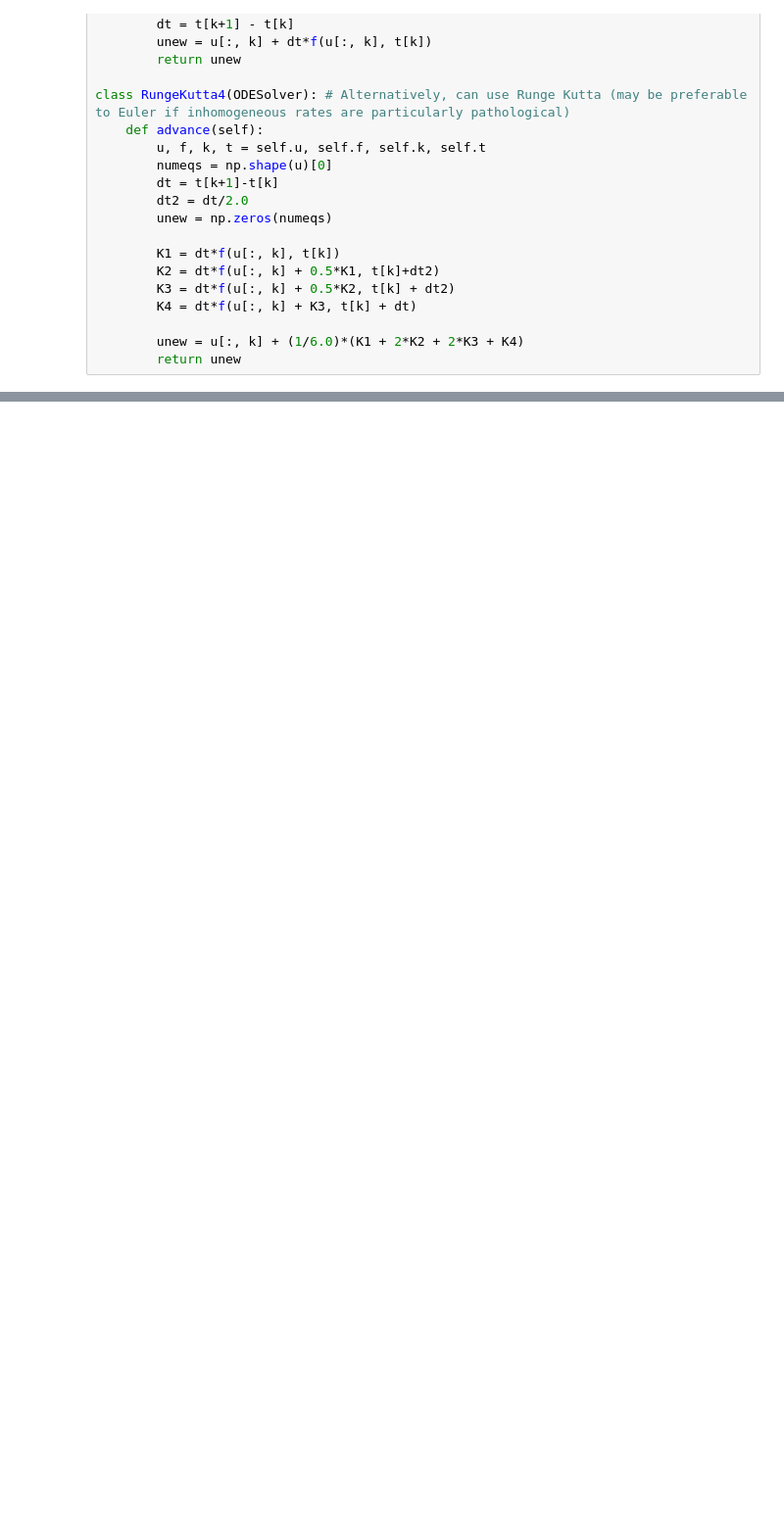
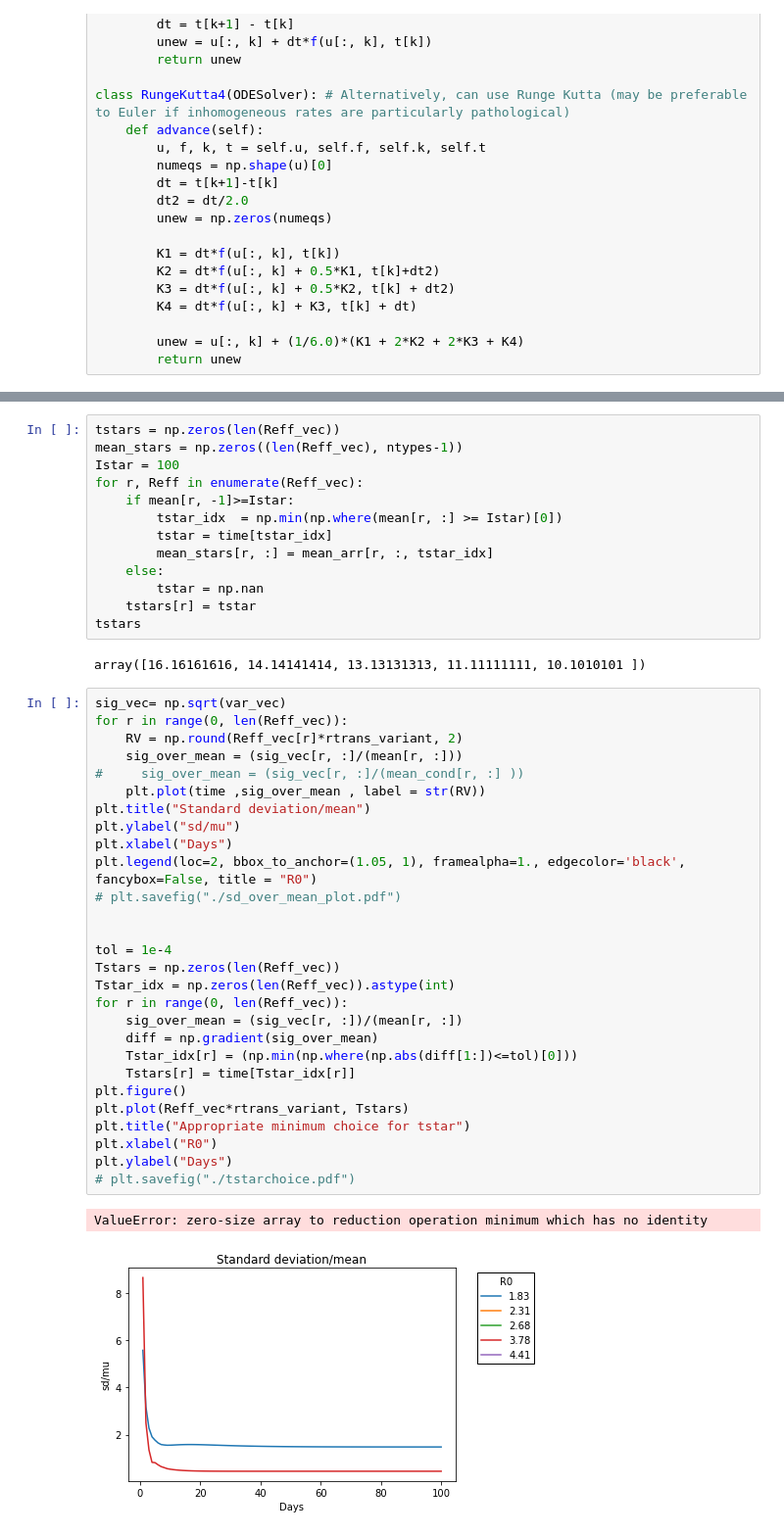
Before and after one commit to JCurran-Sebastian/BPs_for_VoC, a Jupyter notebook: VoC_paper.ipynb, the cells around one changed output, grey strips where cells are left out. Shown at 98% size. Cells and saved outputs as stored; diff of their text form; blank space fills up the shorter version.

```diff
--- a/VoC_paper.ipynb
+++ b/VoC_paper.ipynb
@@ -344,0 +585,46 @@ plt.legend(loc=2, bbox_to_anchor=(1.05, 1), framealpha=1., edgecolor='black', fa
+# %%
+tstars = np.zeros(len(Reff_vec))
+mean_stars = np.zeros((len(Reff_vec), ntypes-1))
+Istar = 100
+for r, Reff in enumerate(Reff_vec):
+    if mean[r, -1]>=Istar:
+        tstar_idx  = np.min(np.where(mean[r, :] >= Istar)[0])
+        tstar = time[tstar_idx]
+        mean_stars[r, :] = mean_arr[r, :, tstar_idx]
+    else:
+        tstar = np.nan
+    tstars[r] = tstar
+tstars
+# %% [output]
+array([16.16161616, 14.14141414, 13.13131313, 11.11111111, 10.1010101 ])
+# %%
+sig_vec= np.sqrt(var_vec)
+for r in range(0, len(Reff_vec)):
+    RV = np.round(Reff_vec[r]*rtrans_variant, 2)
+    sig_over_mean = (sig_vec[r, :]/(mean[r, :]))
+#     sig_over_mean = (sig_vec[r, :]/(mean_cond[r, :] ))
+    plt.plot(time ,sig_over_mean , label = str(RV))
+plt.title("Standard deviation/mean")
+plt.ylabel("sd/mu")
+plt.xlabel("Days")
+plt.legend(loc=2, bbox_to_anchor=(1.05, 1), framealpha=1., edgecolor='black', fancybox=False, title = "R0")
+# plt.savefig("./sd_over_mean_plot.pdf")
+
+
+tol = 1e-4
+Tstars = np.zeros(len(Reff_vec))
+Tstar_idx = np.zeros(len(Reff_vec)).astype(int)
+for r in range(0, len(Reff_vec)):
+    sig_over_mean = (sig_vec[r, :])/(mean[r, :])
+    diff = np.gradient(sig_over_mean)
+    Tstar_idx[r] = (np.min(np.where(np.abs(diff[1:])<=tol)[0]))
+    Tstars[r] = time[Tstar_idx[r]]
+plt.figure()
+plt.plot(Reff_vec*rtrans_variant, Tstars)
+plt.title("Appropriate minimum choice for tstar")
+plt.xlabel("R0")
+plt.ylabel("Days")
+# plt.savefig("./tstarchoice.pdf")
+# %% [output]
+ValueError: zero-size array to reduction operation minimum which has no identity
+[figure, added]
```
Also changed, not shown: parts of 7 cells of this notebook.
